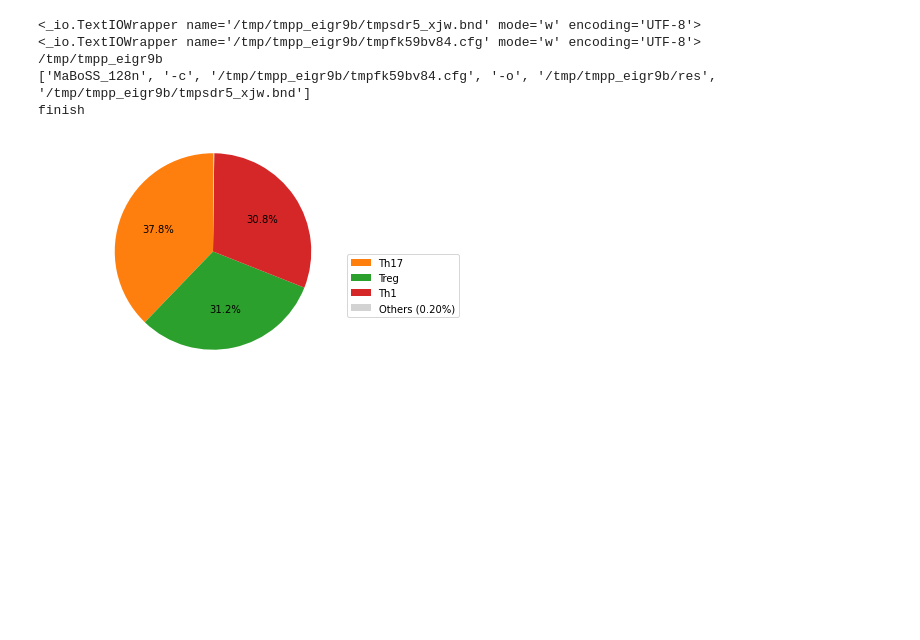
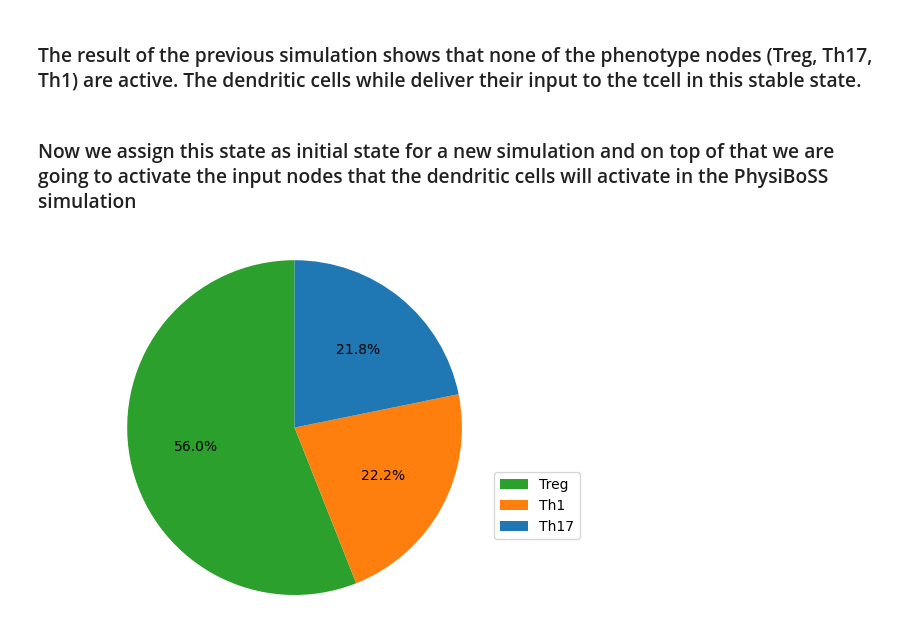
Before and after one commit to sysbio-curie/PhysiBoSS_Old, a Jupyter notebook: sample_projects_intracellular/boolean/tutorial/scripts/Corral_analysis_for_physiboss.ipynb, the cells around one changed output. Cells and saved outputs as stored; diff of their text form; code cells hidden in the pictures; blank space fills up the shorter version.

Commit message:
Update of the dendritic cell model to match description in the article. Update of the analysis of the Corral model with MaBoSS with single and double mutations.

```diff
--- a/sample_projects_intracellular/boolean/tutorial/scripts/Corral_analysis_for_physiboss.ipynb
+++ b/sample_projects_intracellular/boolean/tutorial/scripts/Corral_analysis_for_physiboss.ipynb
@@ -48,4 +73,4 @@ Th17 = ["IL12_In", "MHCII_b1", "MHCII_b2", "CD80", "T0", "CD4"]
 # %%
-output_physiboss = ["T0" , "IL12RB1" , "IL12RB2" , "GP130" , "STAT5B_b1" , "IL1RAP" , "IL1R1" , "STAT5B_b2" , "CXCR4", "IL2RB", "CGC"]
+output_physiboss = ["IL12RB1" , "IL12RB2" , "GP130" , "STAT5B_b1" , "IL1RAP" , "IL1R1" , "STAT5B_b2" , "CXCR4", "IL2RB", "CGC"]
 output_maboss = ["Treg", "Th17", "Th1"]
 nodes_phenotype = ["FOXP3", "FOXP3_2", "RORGt", "Tbet", "CD4"]
@@ -51,0 +79,8 @@ nodes_phenotype = ["FOXP3", "FOXP3_2", "RORGt", "Tbet", "CD4"]
+# %%
+#Wild type Tcell
+
+#This is a simulation where all the nodes are 0. The starting point of the PysiBoSS simulation.
+sim = tcell_sim.copy()
+sim.network.set_output(output_physiboss)
+sim.update_parameters(sample_count=1000,max_time=100, time_tick=0.5)
+maboss.set_nodes_istate(sim, sim.network.keys(), [1, 0])
@@ -52,24 +95,22 @@ nodes_phenotype = ["FOXP3", "FOXP3_2", "RORGt", "Tbet", "CD4"]
+# %% [markdown]
+### The result of the previous simulation shows that none of the phenotype nodes (Treg, Th17, Th1) are active. The dendritic cells while deliver their input to the tcell in this stable state.
+# %%
+nodes = list(sim.network.keys())
+input_tcell_dict = {element: 1 for element in input_tcell}
+# %% [markdown]
+### Now we assign this state as initial state for a new simulation and on top of that we are going to activate the input nodes that the dendritic cells will activate in the PhysiBoSS simulation
+# %%
+new_istates = change_input(to_istates(model.get_states_probtraj(), nodes), input_tcell_dict)
 # %%
-#Wild type Tcell
+sim_next = sim.copy()
+sim_next.network.set_output(output_maboss)
+sim_next.update_parameters(sample_count=1000,max_time=100, time_tick=0.5)
+sim_next.network.set_istate(nodes, new_istates)
 
-sim = tcell_sim.copy()
-sim.network.set_output(output_maboss)
-sim.update_parameters(sample_count=1000,max_time=100, time_tick=0.5)
-#maboss.set_nodes_istate(sim, Th17_ON_Nodes, [0, 1])
-#maboss.set_nodes_istate(sim, Th17_ON_Nodes, [0, 1])
-#maboss.set_nodes_istate(sim, sim.network.keys(), [1, 0])
-#maboss.set_nodes_istate(sim, output_physiboss, [0, 1])
 
-#maboss.set_nodes_istate(sim, init_state, [0, 1])
+model_activated = sim_next.run()
 
-model = sim.run()
-
-model.plot_piechart()
+model_activated.plot_piechart()
 # %% [output]
-<_io.TextIOWrapper name='/tmp/tmpp_eigr9b/tmpsdr5_xjw.bnd' mode='w' encoding='UTF-8'>
-<_io.TextIOWrapper name='/tmp/tmpp_eigr9b/tmpfk59bv84.cfg' mode='w' encoding='UTF-8'>
-/tmp/tmpp_eigr9b
-['MaBoSS_128n', '-c', '/tmp/tmpp_eigr9b/tmpfk59bv84.cfg', '-o', '/tmp/tmpp_eigr9b/res', '/tmp/tmpp_eigr9b/tmpsdr5_xjw.bnd']
-finish
-[figure, old version]
+[figure, new version]
 # %%
```
Also changed, not shown: parts of 54 cells of this notebook, 4 other files.
